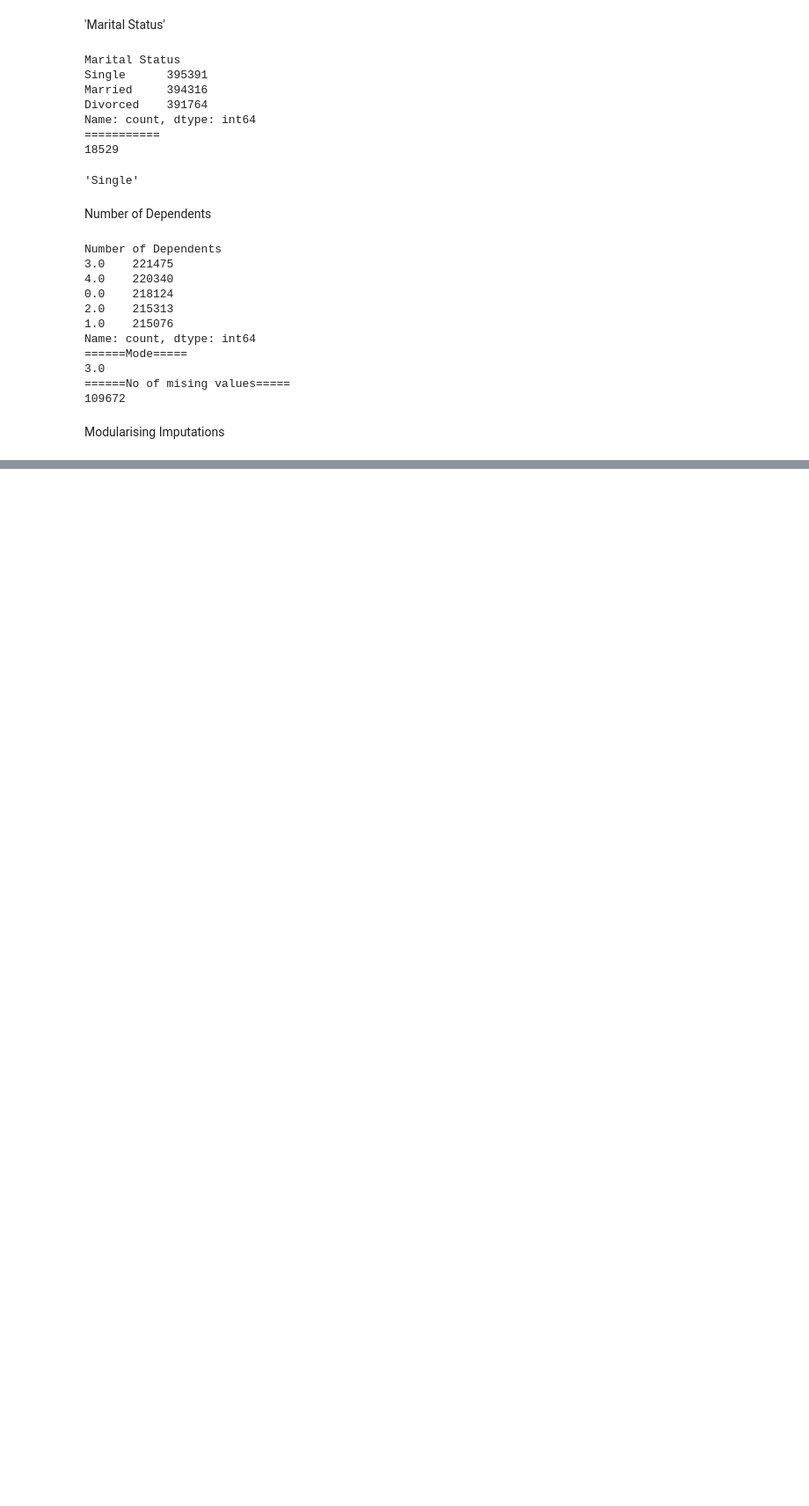
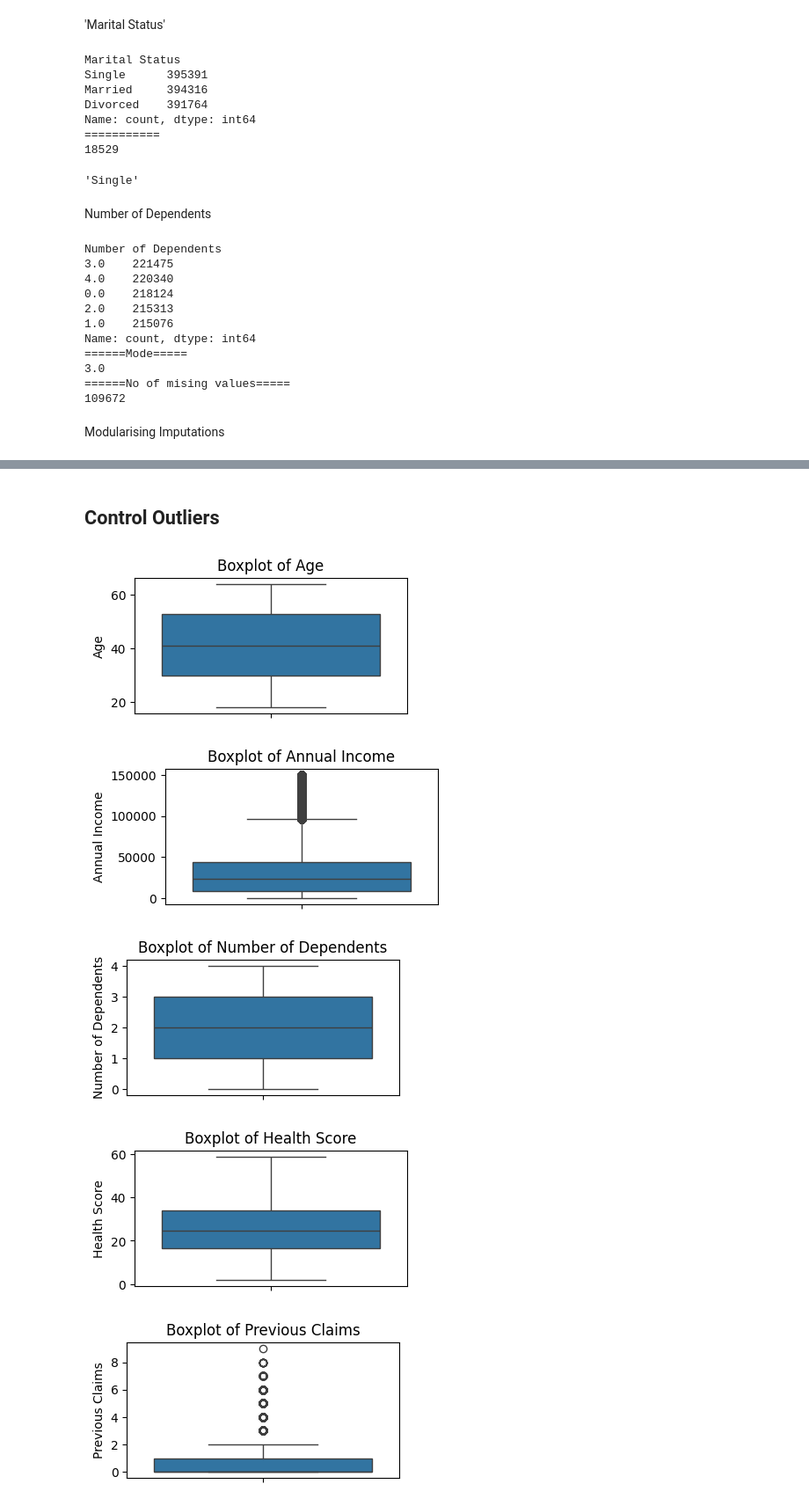
Before and after one commit to Mahaa-Lakshmi/SmartPremium, a Jupyter notebook: notebooks/preprocessing.ipynb, the cells around one changed output, grey strips where cells are left out. Shown: that part at 88% size. Saved outputs shown, nothing was run; the diff lists cells and outputs as text; code cells hidden in the pictures; blank space fills up the shorter version.

```diff
--- a/notebooks/preprocessing.ipynb
+++ b/notebooks/preprocessing.ipynb
@@ -220,0 +239,4 @@ Columns with null values
+# %%
+data=pd.read_csv('E:/AI engineer/Guvi/Capstone Projects/Project3/fresh_clone/SmartPremium/data/train_cleaned.csv')
+# %% [markdown]
+## Control Outliers
@@ -220,0 +245,19 @@ Columns with null values
+# %%
+numerical_features,categorical_features=[],[]
+for i in data.columns.to_list():
+      if data[i].dtype == 'object':
+        categorical_features.append(i)
+      else:
+        numerical_features.append(i)
+
+for feature in numerical_features:
+    plt.figure(figsize=(4,2))
+    sns.boxplot(y=data[feature])
+    plt.title(f"Boxplot of {feature}")
+    plt.show()
+# %% [output]
+[figure, added]
+[figure, added]
+[figure, added]
+[figure, added]
+[figure, added]
```
Also changed, not shown: parts of 46 cells of this notebook.
